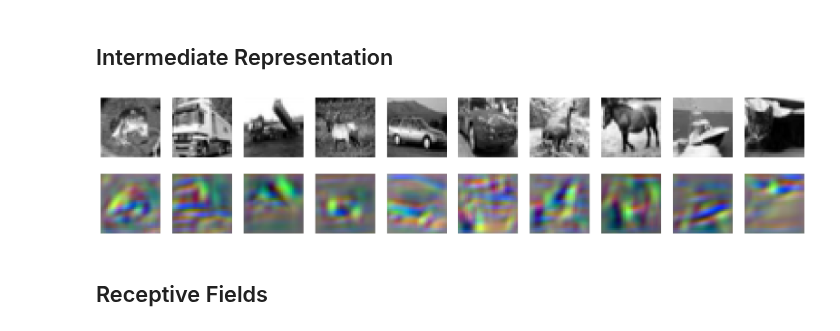
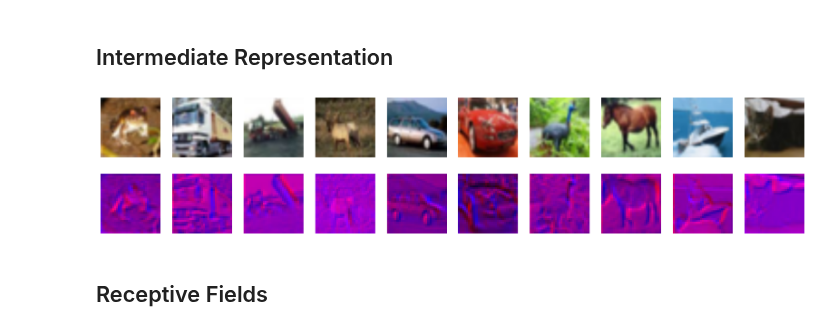
Before and after one commit to fabioseel/receptive-fields, a Jupyter notebook: src/evaluation.ipynb, the cells around one changed output. Saved outputs shown, nothing was run; the diff lists cells and outputs as text; code cells hidden in the pictures.

```diff
--- a/src/evaluation.ipynb
+++ b/src/evaluation.ipynb
@@ -22,21 +22,21 @@ print("Using", device)
 # %% [output]
 Using cuda
 # %%
-model = load_model("../models/rf_development/retinal_base_orig")
+model = load_model("../models/rf_development/alexnet_pretrain/e06")
 transf = [transforms.ToTensor()]
 in_channels = model.in_channels
 img_size = model.img_size
 if in_channels==1:
     transf.append(transforms.Grayscale())
 if img_size != 32:
-    transf.append(transforms.Resize((img_size, img_size), antialias=True))
+    transf.append(transforms.Resize(img_size, antialias=True))
 
 train_data = datasets.CIFAR10(root="../data", train=True, download=True, transform=transforms.Compose(transf))
 train_loader = DataLoader(train_data, batch_size=10, shuffle=False)
 
 model = model.get_sequential()
 model.to(device)
-summary(model, (1,in_channels,img_size,img_size))
+summary(model, (1,in_channels,*img_size))
 # %% [output]
 Files already downloaded and verified
 ==========================================================================================
@@ -70,16 +80,16 @@ print(summary1.total_mult_adds, summary2.total_mult_adds)
 ## Intermediate Representation
 # %%
 imgs = next(iter(train_loader))
-processed = model[:5](imgs[0].to(device)).cpu().detach()
+processed = model[:1](imgs[0].to(device)).cpu().detach()
 
 fig, axes = plt.subplots(2, 10, figsize=(20,4))
 for ax, im in zip(axes[0], imgs[0]):
     ax.imshow(im.movedim(0,2), cmap='gray')
     ax.axis('off')
 for ax, im in zip(axes[1], processed):
     ax.imshow(normalizeZeroOne(im[:min(3, im.shape[0])].movedim(0,2)), cmap='gray')
     ax.axis('off')
 # %% [output]
-[figure, old version]
+[figure, new version]
 # %% [markdown]
 ## Receptive Fields
```
Also changed, not shown: parts of 11 cells of this notebook.
